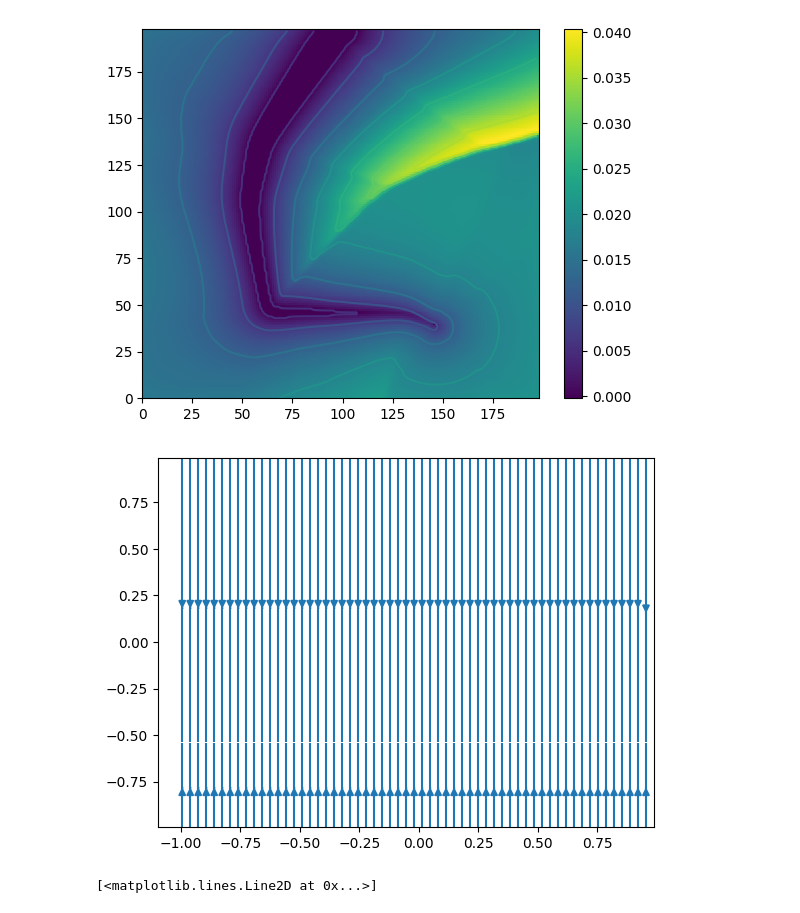
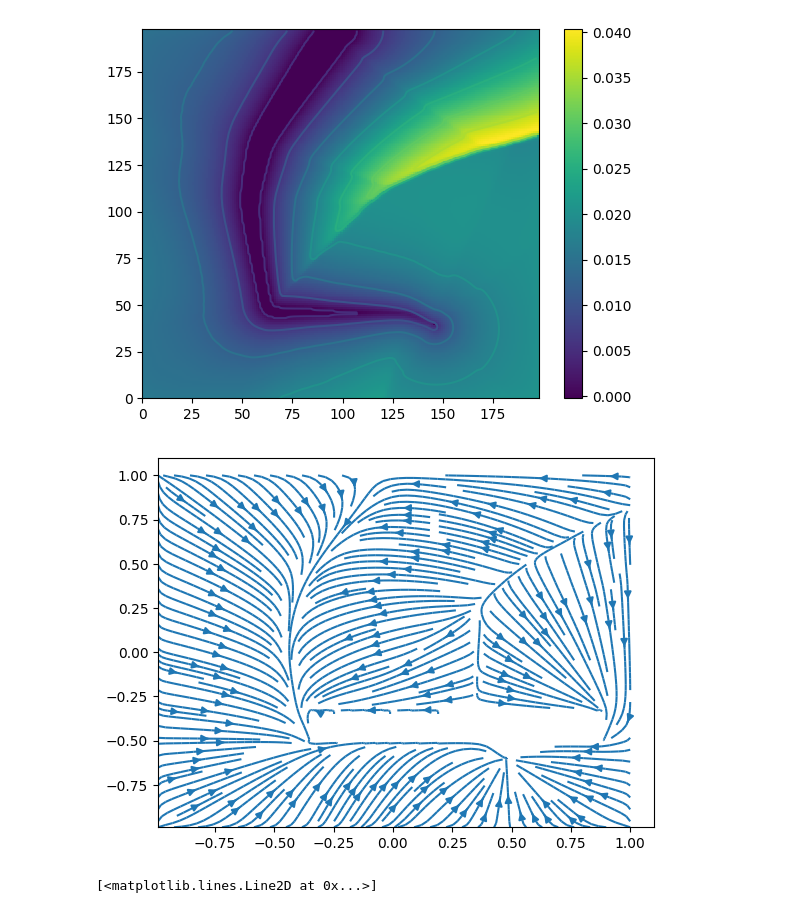
Before and after one commit to pac48/thesis_nerf, a Jupyter notebook: nerf_ws/src/laplacian/notebooks/test.ipynb, the cells around one changed output. Cells and saved outputs as stored; diff of their text form; code cells hidden in the pictures.

```diff
--- a/nerf_ws/src/laplacian/notebooks/test.ipynb
+++ b/nerf_ws/src/laplacian/notebooks/test.ipynb
@@ -357,26 +357,26 @@ plt.show()
 # plt.colorbar()
 # plt.show()
 # %%
-# z = pred.cpu().detach().numpy()[1:-1, 1:-1]
-# Vp = -np.diff(z[:, 1:], axis=0)
-# Up = -np.diff(z[1:, :], axis=1)
-# plt.streamplot(X[1:, 1:], Y[1:, 1:], Up, Vp,density=2)
-# plt.show()
+z = pred.cpu().detach().numpy()[1:-1, 1:-1]
+Vp = -np.diff(z[:, 1:], axis=0)
+Up = -np.diff(z[1:, :], axis=1)
+plt.streamplot(X[1:, 1:], Y[1:, 1:], Up, Vp,density=2)
+plt.show()
 
 
-tmp = [np.linspace(-1, 1, 2*res, dtype=np.float32) for _ in range(2)]
-X_new, Y_new = np.meshgrid(*tmp)
-out = np.stack([X_new, Y_new], axis=2)
-query = torch.tensor(out, dtype=torch.float32, device='cuda', requires_grad=True)
-query.unsqueeze(axis=0)
-J1, J2 = calculate_gradient(pred[1:-1, 1:-1].unsqueeze(axis=0).unsqueeze(axis=0), query.unsqueeze(axis=0))
-J2 = J2.cpu().detach().numpy()
-Up = -J2[0, 1:-2, 1:-2, 0]
-Vp = -J2[0, 1:-2, 1:-2, 1]
-plt.streamplot(X_new[1:-2, 1:-2], Y_new[1:-2, 1:-2], Up, Vp, density=2)
-plt.show()
+# tmp = [np.linspace(-1, 1, 2*res, dtype=np.float32) for _ in range(2)]
+# X_new, Y_new = np.meshgrid(*tmp)
+# out = np.stack([X_new, Y_new], axis=2)
+# query = torch.tensor(out, dtype=torch.float32, device='cuda', requires_grad=True)
+# query.unsqueeze(axis=0)
+# J1, J2 = calculate_gradient(pred[1:-1, 1:-1].unsqueeze(axis=0).unsqueeze(axis=0), query.unsqueeze(axis=0))
+# J2 = J2.cpu().detach().numpy()
+# Up = -J2[0, 1:-2, 1:-2, 0]
+# Vp = -J2[0, 1:-2, 1:-2, 1]
+# plt.streamplot(X_new[1:-2, 1:-2], Y_new[1:-2, 1:-2], Up, Vp, density=2)
+# plt.show()
 # %% [output]
-[figure, old version]
+[figure, new version]
 # %%
 # import sys
 # np.set_printoptions(threshold=sys.maxsize)
```
Also changed, not shown: parts of 1 cell of this notebook, 1 other file.
